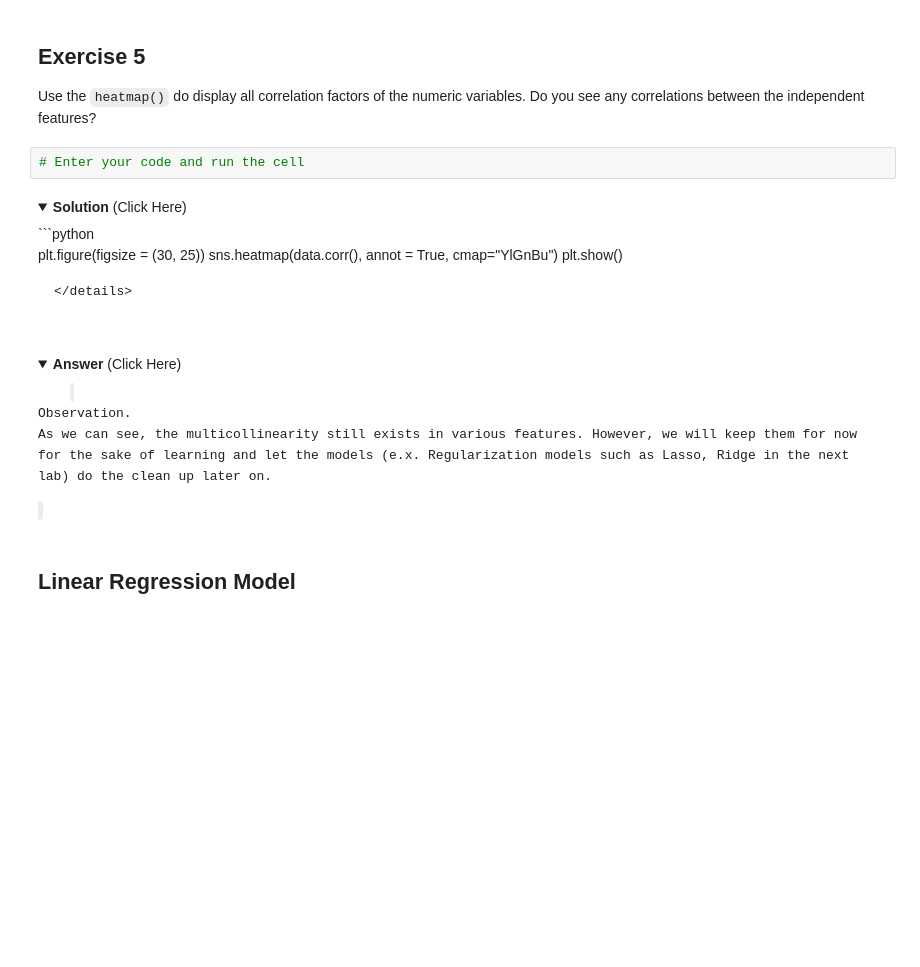
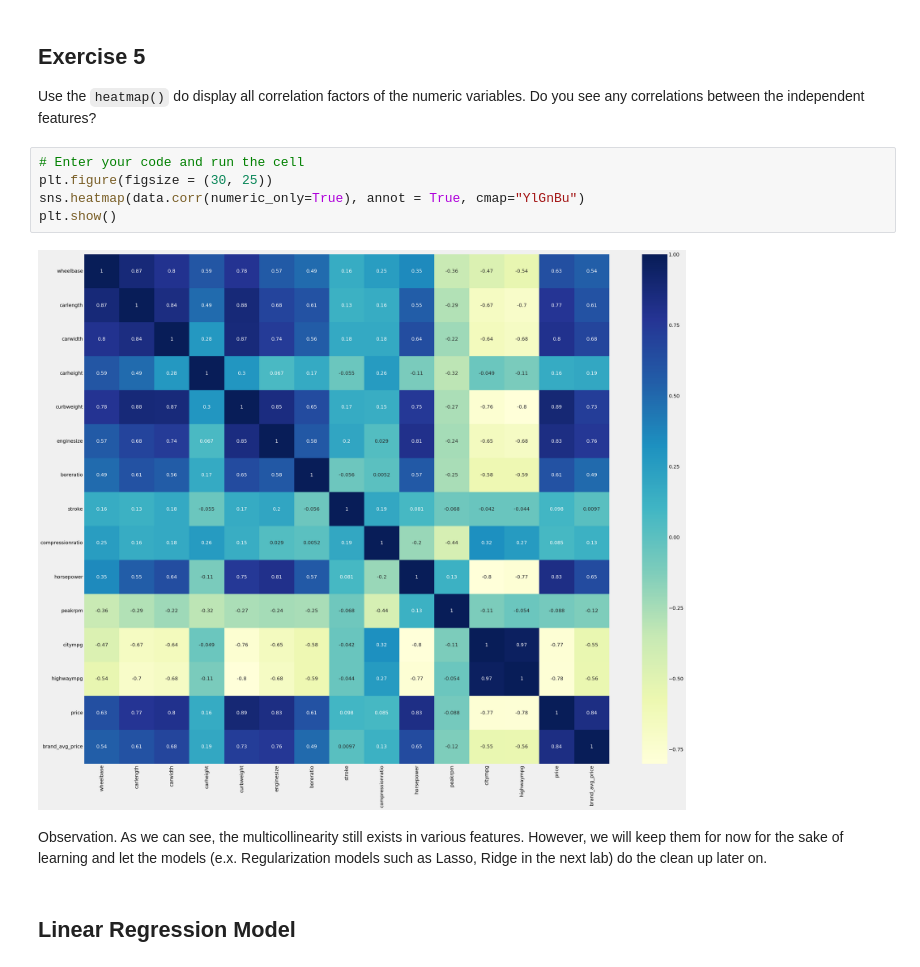
Before and after one commit to Vivek-Tandale/IBM_MachineLearning, a Jupyter notebook: 2 Machine Learning - Regression/2. LinearRegression.ipynb, the cells around one changed output. Cells and saved outputs as stored; diff of their text form; folded sections open; blank space fills up the shorter version.

````diff
--- a/2 Machine Learning - Regression/2. LinearRegression.ipynb
+++ b/2 Machine Learning - Regression/2. LinearRegression.ipynb
@@ -587,27 +548,14 @@ Using `heatmap()` function is an excellent way to identify whether there is *mul
 Use the `heatmap()` do display all correlation factors of the numeric variables. Do you see any correlations between the independent features?
 # %%
 # Enter your code and run the cell
+plt.figure(figsize = (30, 25))
+sns.heatmap(data.corr(numeric_only=True), annot = True, cmap="YlGnBu")
+plt.show()
+# %% [output]
+[figure, added]
-# %% [markdown]
-<details>
-<summary><strong>Solution</strong> (Click Here)</summary>
-```python
-
-plt.figure(figsize = (30, 25))
-sns.heatmap(data.corr(), annot = True, cmap="YlGnBu")
-plt.show()
-
-```
-</details>
 # %% [markdown]
-<details>
-<summary><strong>Answer</strong> (Click Here)</summary>
-    &emsp; &emsp; <code>
-
 Observation.
 As we can see, the multicollinearity still exists in various features. However, we will keep them for now for the sake of learning and let the models (e.x. Regularization models such as Lasso, Ridge in the next lab) do the clean up later on.
-
-</code>
-</details>
 # %% [markdown]
 ## **Linear Regression Model**
 # %% [markdown]
````
Also changed, not shown: parts of 25 cells of this notebook.
